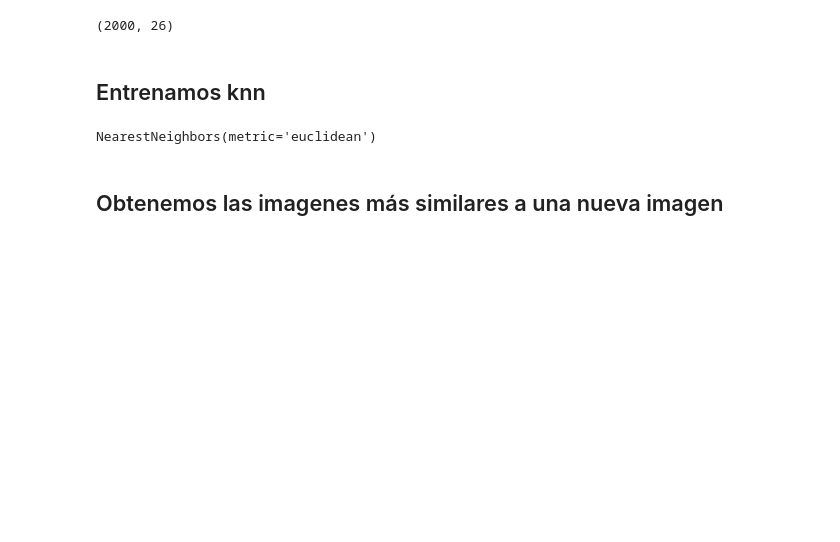
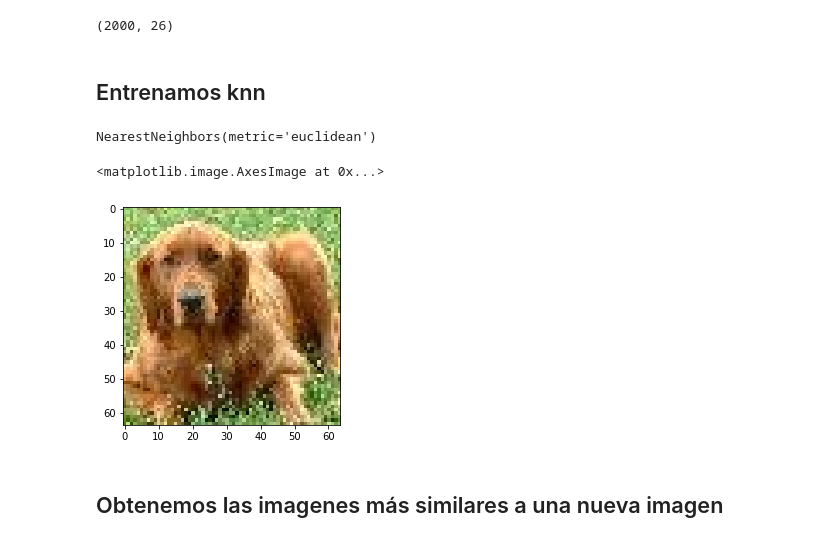
Before and after one commit to MrGG14/CBIR, a Jupyter notebook: CBIR_notebooks/CBIR_COLOR_HISTOGRAM.ipynb, the cells around one changed output. Cells and saved outputs as stored; diff of their text form; code cells hidden in the pictures; blank space fills up the shorter version.

```diff
--- a/CBIR_notebooks/CBIR_COLOR_HISTOGRAM.ipynb
+++ b/CBIR_notebooks/CBIR_COLOR_HISTOGRAM.ipynb
@@ -86,6 +86,13 @@ color_histograms_train = color_histograms[:, 2:] #Quitamos los dos primeros pert
 knn.fit(color_histograms_train)
 # %% [output]
 NearestNeighbors(metric='euclidean')
+# %%
+new_image_path = '../dataset/test/n02099601_130.jpeg'
+new_img = cv2.imread(new_image_path)
+plt.imshow(cv2.cvtColor(new_img, cv2.COLOR_BGR2RGB))
+# %% [output]
+<matplotlib.image.AxesImage at 0x...>
+[figure, added]
 # %% [markdown]
 ## Obtenemos las imagenes más similares a una nueva imagen
 # %%
```
Also changed, not shown: parts of 5 cells of this notebook, 1 other file.
